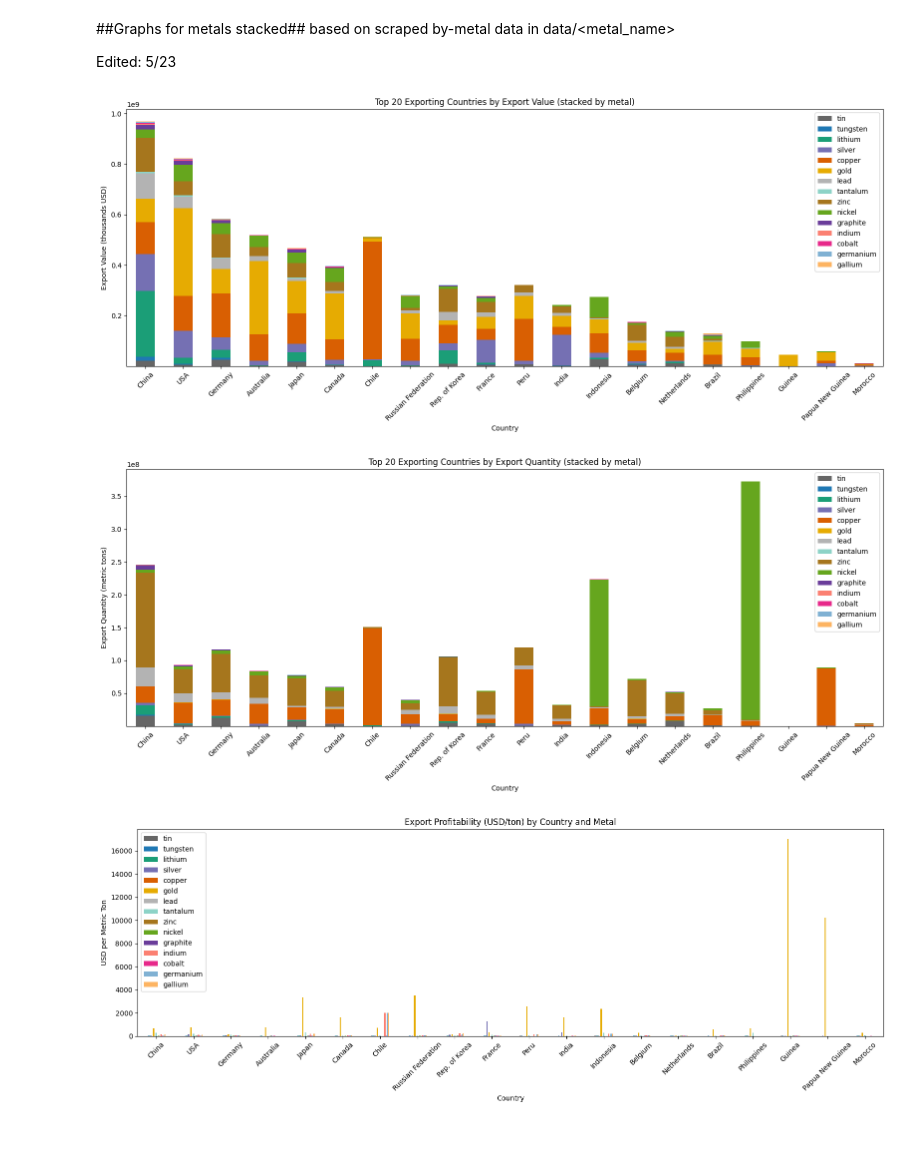
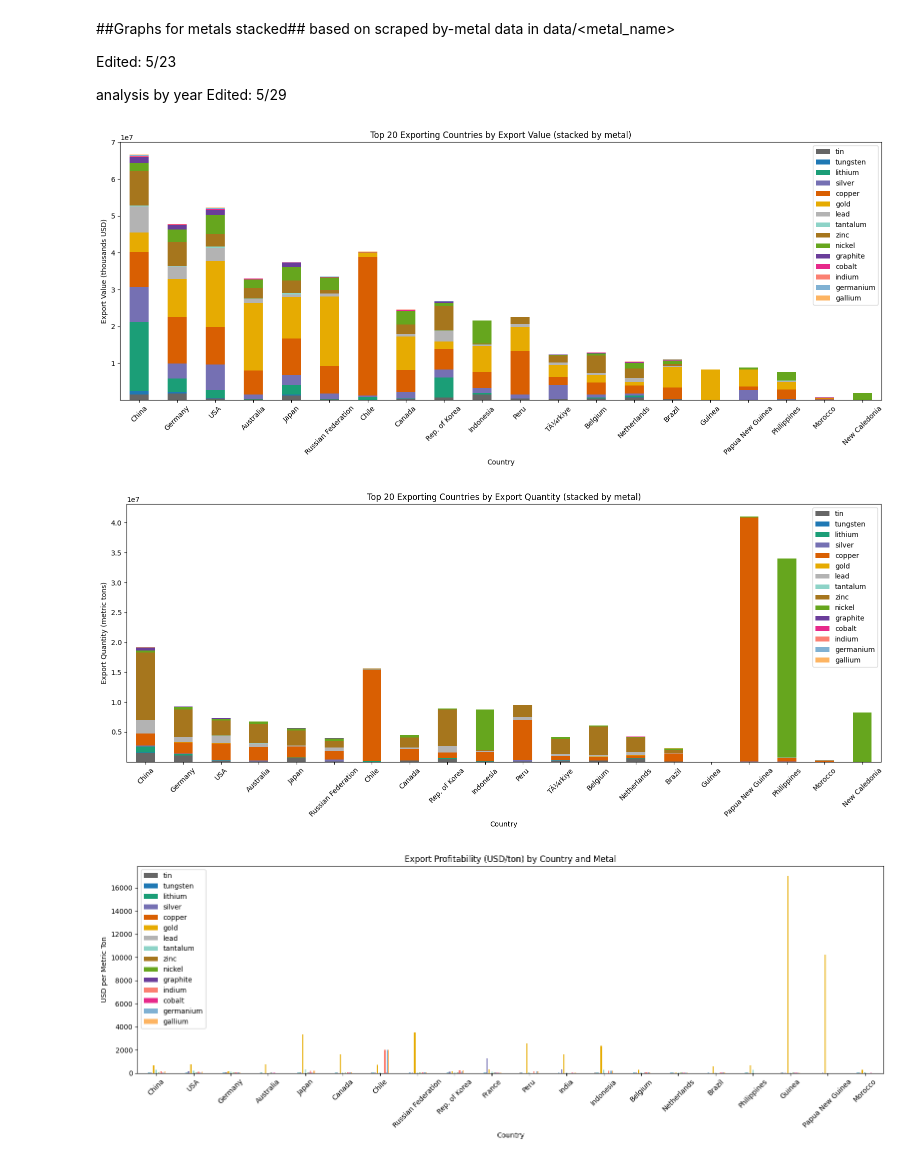
Before and after one commit to pgunhal/E-Waste-Research, a Jupyter notebook: src/metalwise_analysis_stacked.ipynb, the cells around one changed output. Drawn from its saved outputs; the diff is of its cells as text; code cells hidden in the pictures; blank space fills up the shorter version.

```diff
--- a/src/metalwise_analysis_stacked.ipynb
+++ b/src/metalwise_analysis_stacked.ipynb
@@ -3,6 +3,10 @@
 based on scraped by-metal data in data/<metal_name>
 
 Edited: 5/23
+
+
+analysis by year
+Edited: 5/29
 # %%
 import os
 import pandas as pd
@@ -10,9 +14,11 @@ import matplotlib.pyplot as plt
 from collections import defaultdict
 
 # === CONFIGURATION ===
-base_dir = "../BACI_HS12_V202501/outputs"
-country_code_file = "../BACI_HS12_V202501/country_codes_V202501.csv"
+base_dir = "../data"
+country_code_file = "../ref/country_codes_V202501.csv"
 metal_dirs = [d for d in os.listdir(base_dir) if os.path.isdir(os.path.join(base_dir, d))]
+
+years = [2020]
 
 # Load country codes
 country_df = pd.read_csv(country_code_file)
@@ -39,6 +45,9 @@ for metal in metal_dirs:
     try:
         df = pd.read_csv(trade_path)
         df = df.rename(columns={"i": "exporter", "j": "importer", "k": "hs_code", "v": "value", "q": "quantity"})
+
+        for target_year in years:
+            df = df[df["year"] == target_year]
 
         grouped = df.groupby("exporter").agg({"value": "sum", "quantity": "sum"}).reset_index()
 
@@ -70,35 +79,35 @@ total_value = value_df.sum(axis=1)
 
 top_exporters = total_value.nlargest(20).index
 
 # Filter rows
 value_df_top = value_df.loc[top_exporters]
 quantity_df_top = quantity_df.loc[top_exporters]
 
 valid_metals = [col for col in value_df_top.columns if col in color_map]
 colors = [color_map[m] for m in valid_metals]
 
 # export value plots
 fig, ax = plt.subplots(figsize=(16, 7))
 value_df_top[valid_metals].plot(kind="bar", stacked=True, color=colors, ax=ax)
 ax.set_title("Top 20 Exporting Countries by Export Value (stacked by metal)")
 ax.set_ylabel("Export Value (thousands USD)")
 ax.set_xlabel("Country")
 plt.xticks(rotation=45)
 plt.tight_layout()
 plt.show()
 
 # export quantity plots
 fig, ax = plt.subplots(figsize=(16, 7))
 quantity_df_top[valid_metals].plot(kind="bar", stacked=True, color=colors, ax=ax)
 ax.set_title("Top 20 Exporting Countries by Export Quantity (stacked by metal)")
 ax.set_ylabel("Export Quantity (metric tons)")
 ax.set_xlabel("Country")
 plt.xticks(rotation=45)
 plt.tight_layout()
 plt.show()
 # %% [output]
-[figure, old version]
+[figure, new version]
-[figure, old version]
+[figure, new version]
 # %%
 # === USD PER TON ANALYSIS ===
 # Replace zeros with NaN to avoid divide-by-zero in profitability calc
```
Also changed, not shown: parts of 1 cell of this notebook, 7 other files.
